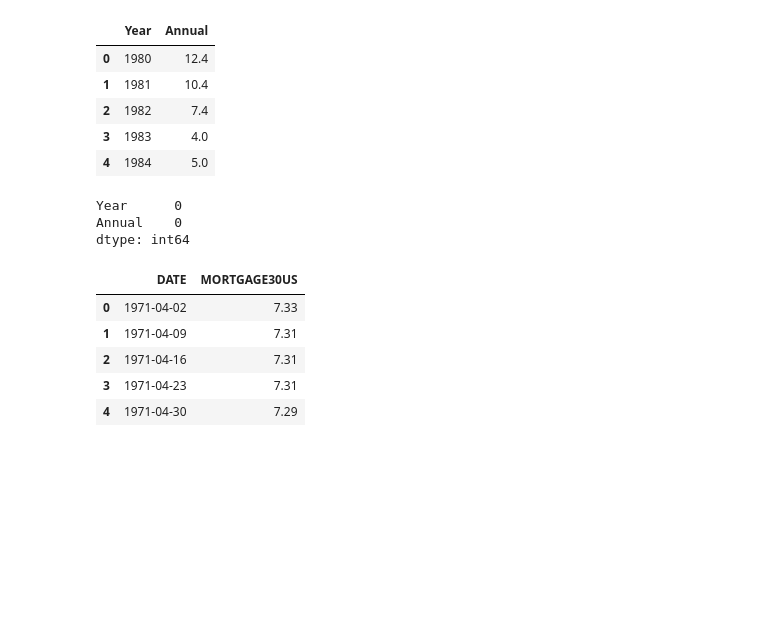
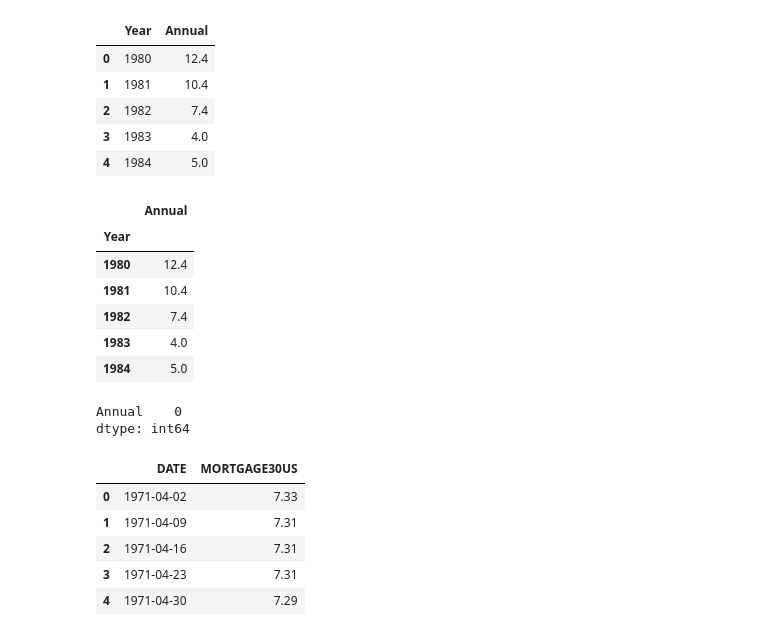
Before and after one commit to realminhnguyen/Project_1, a Jupyter notebook: project_1.ipynb, the cells around one changed output. Saved outputs shown, nothing was run; the diff lists cells and outputs as text; code cells hidden in the pictures; blank space fills up the shorter version.

```diff
--- a/project_1.ipynb
+++ b/project_1.ipynb
@@ -32,11 +32,21 @@ inflation_df.head()
 | 2 | 1982 | 7.4 |
 | 3 | 1983 | 4.0 |
 | 4 | 1984 | 5.0 |
+# %%
+inflation_df.set_index('Year', inplace=True)
+inflation_df.head()
+# %% [output]
+|  | Annual |
+| Year |  |
+| 1980 | 12.4 |
+| 1981 | 10.4 |
+| 1982 | 7.4 |
+| 1983 | 4.0 |
+| 1984 | 5.0 |
 # %%
 #count nulls
 inflation_df.isnull().sum()
 # %% [output]
-Year      0
 Annual    0
 dtype: int64
 # %%
```
Also changed, not shown: parts of 9 cells of this notebook.
